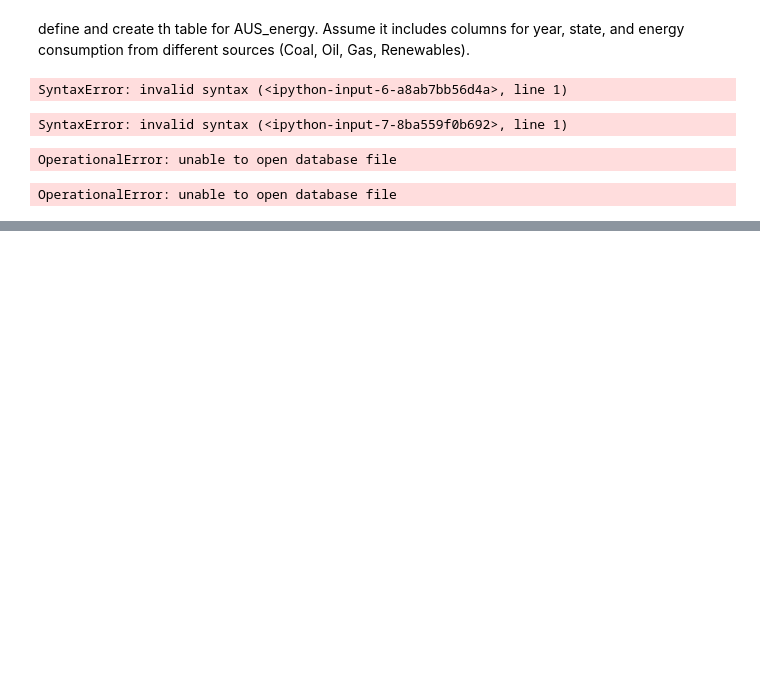
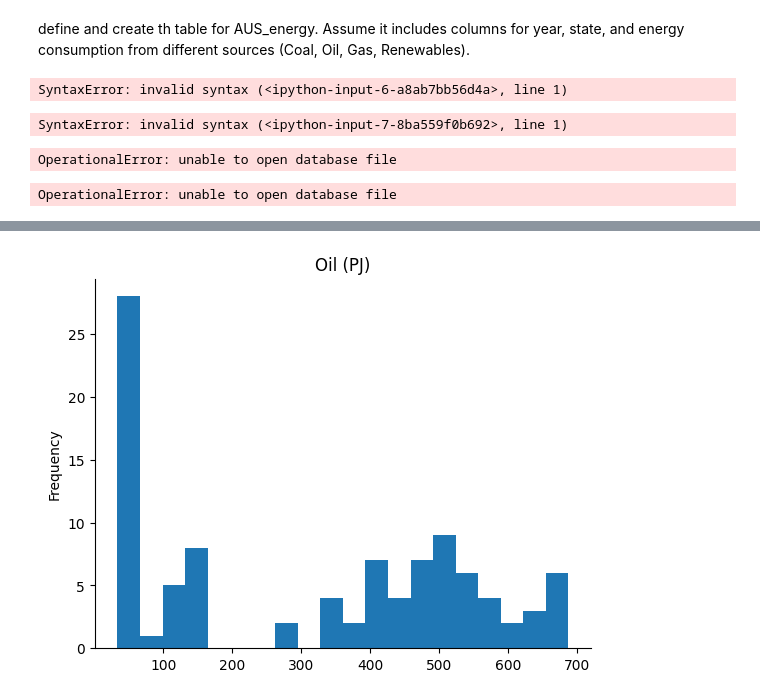
Before and after one commit to Thinleytenzin/ISYS5002-2024-S1, a Jupyter notebook: roughnoteAssignment2.ipynb, the cells around one changed output, grey strips where cells are left out. Drawn from its saved outputs; the diff is of its cells as text; code cells hidden in the pictures; blank space fills up the shorter version.

```diff
--- a/roughnoteAssignment2.ipynb
+++ b/roughnoteAssignment2.ipynb
@@ -290,0 +293,4 @@ OperationalError: unable to open database file
+# %%
+import sqlite3
+connection = sqlite3.connect('AUS_energy_sqlite3.db')
+cursor = connection.cursor()
@@ -290,0 +313,8 @@ OperationalError: unable to open database file
+# %%
+import pandas as pd
+
+sql='''
+SELECT * from AUS_energy;
+'''
+# Load the data into a DataFrame
+AUS_energy_df = pd.read_sql_query(sql, connection)
@@ -290,0 +330,8 @@ OperationalError: unable to open database file
+# %%
+# @title Oil (PJ)
+
+from matplotlib import pyplot as plt
+AUS_energy_df['Oil (PJ)'].plot(kind='hist', bins=20, title='Oil (PJ)')
+plt.gca().spines[['top', 'right',]].set_visible(False)
+# %% [output]
+[figure, added]
```
Also changed, not shown: parts of 30 cells of this notebook.
